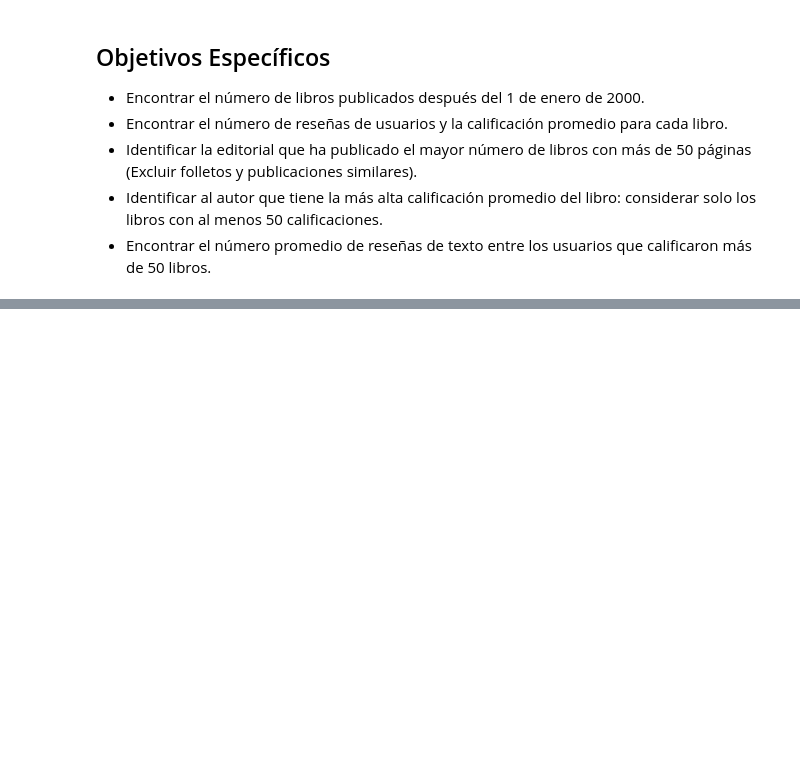
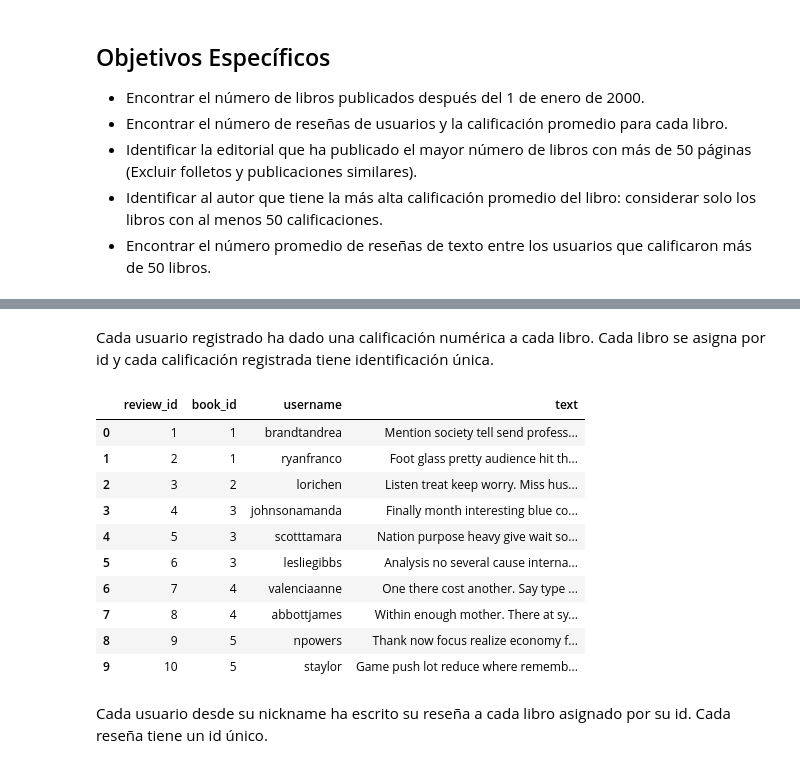
Before and after one commit to ScinDBad/DA_proyecto_final, a Jupyter notebook: sql_bookdata/sql_bookdata.ipynb, the cells around one changed output, grey strips where cells are left out. Saved outputs shown, nothing was run; the diff lists cells and outputs as text; code cells hidden in the pictures; blank space fills up the shorter version.

```diff
--- a/sql_bookdata/sql_bookdata.ipynb
+++ b/sql_bookdata/sql_bookdata.ipynb
@@ -45,0 +188,21 @@ LINE 1:  SELECT * FROM data_raw
+# %% [markdown]
+Cada usuario registrado ha dado una calificación numérica a cada libro. Cada libro se asigna por id y cada calificación registrada tiene identificación única.
+# %%
+# Mostrar primeras 10 filas de la tabla reviews
+query = ''' SELECT * FROM reviews
+            limit 10; '''
+show(query)
+# %% [output]
+|  | review_id | book_id | username | text |
+| 0 | 1 | 1 | brandtandrea | Mention society tell send profess... |
+| 1 | 2 | 1 | ryanfranco | Foot glass pretty audience hit th... |
+| 2 | 3 | 2 | lorichen | Listen treat keep worry. Miss hus... |
+| 3 | 4 | 3 | johnsonamanda | Finally month interesting blue co... |
+| 4 | 5 | 3 | scotttamara | Nation purpose heavy give wait so... |
+| 5 | 6 | 3 | lesliegibbs | Analysis no several cause interna... |
+| 6 | 7 | 4 | valenciaanne | One there cost another. Say type ... |
+| 7 | 8 | 4 | abbottjames | Within enough mother. There at sy... |
+| 8 | 9 | 5 | npowers | Thank now focus realize economy f... |
+| 9 | 10 | 5 | staylor | Game push lot reduce where rememb... |
+# %% [markdown]
+Cada usuario desde su nickname ha escrito su reseña a cada libro asignado por su id. Cada reseña tiene un id único.
```
Also changed, not shown: parts of 17 cells of this notebook.
